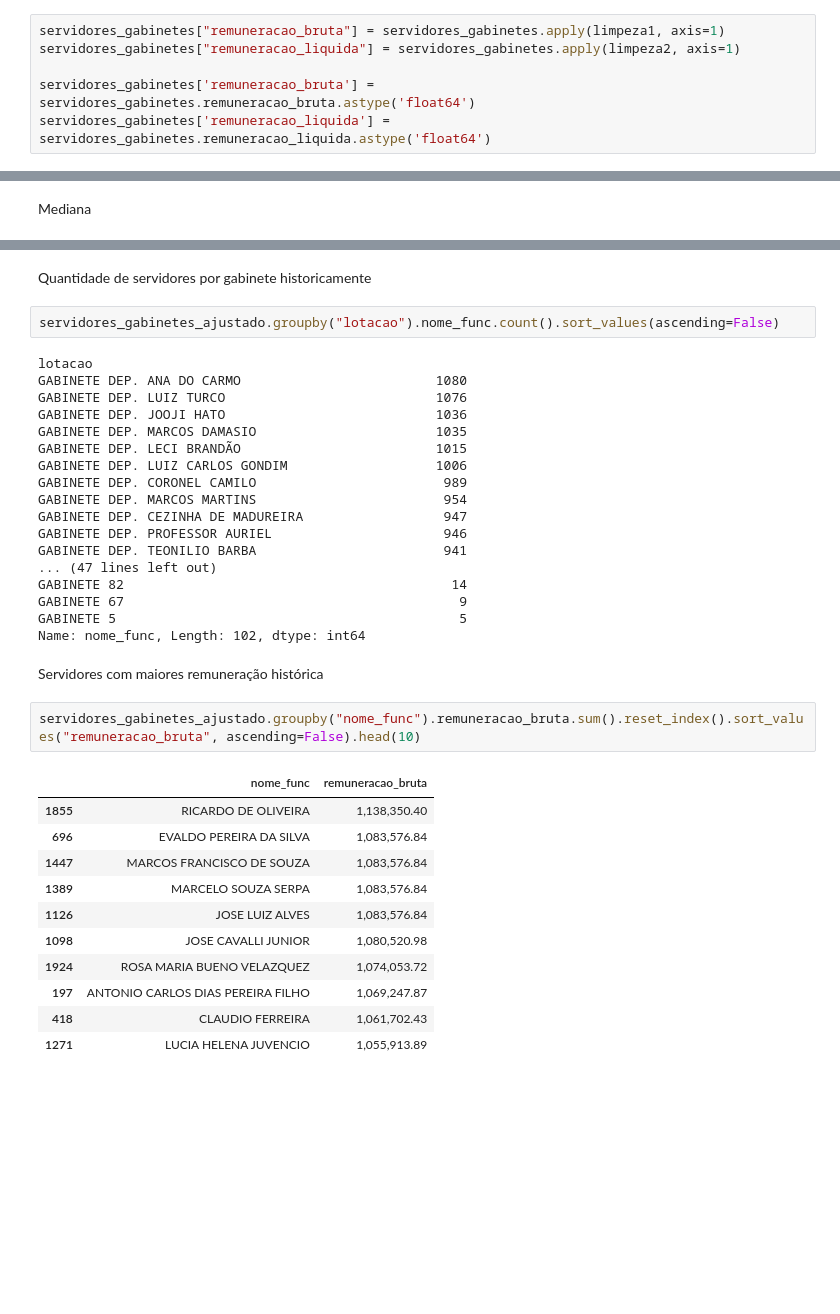
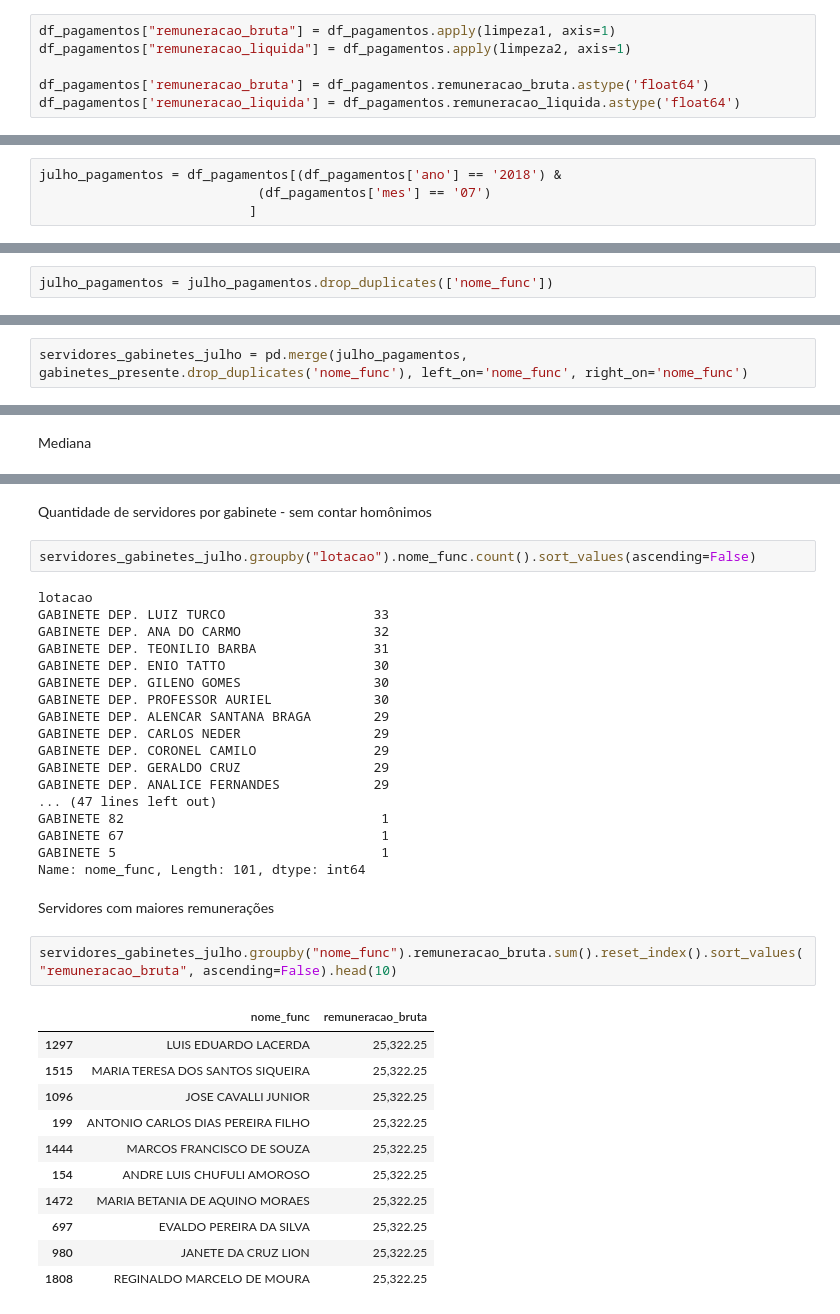
Before and after one commit to reichaves/alesp, a Jupyter notebook: alesp_servidores.ipynb, the cells around one changed output, grey strips where cells are left out. Saved outputs shown, nothing was run; the diff lists cells and outputs as text; blank space fills up the shorter version.

```diff
--- a/alesp_servidores.ipynb
+++ b/alesp_servidores.ipynb
@@ -417,9 +589,9 @@ def limpeza2(linha):
     valor = valor.replace(',', '.')
     return valor
 # %%
-servidores_gabinetes["remuneracao_bruta"] = servidores_gabinetes.apply(limpeza1, axis=1)
-servidores_gabinetes["remuneracao_liquida"] = servidores_gabinetes.apply(limpeza2, axis=1)
+df_pagamentos["remuneracao_bruta"] = df_pagamentos.apply(limpeza1, axis=1)
+df_pagamentos["remuneracao_liquida"] = df_pagamentos.apply(limpeza2, axis=1)
 
-servidores_gabinetes['remuneracao_bruta'] = servidores_gabinetes.remuneracao_bruta.astype('float64')
-servidores_gabinetes['remuneracao_liquida'] = servidores_gabinetes.remuneracao_liquida.astype('float64')
+df_pagamentos['remuneracao_bruta'] = df_pagamentos.remuneracao_bruta.astype('float64')
+df_pagamentos['remuneracao_liquida'] = df_pagamentos.remuneracao_liquida.astype('float64')
 # %%
@@ -447,0 +614,4 @@ servidores_gabinetes_ajustado = servidores_gabinetes[(servidores_gabinetes['nome
+# %%
+julho_pagamentos = df_pagamentos[(df_pagamentos['ano'] == '2018') &
+                            (df_pagamentos['mes'] == '07')
+                           ]
@@ -447,0 +656,2 @@ servidores_gabinetes_ajustado = servidores_gabinetes[(servidores_gabinetes['nome
+# %%
+julho_pagamentos = julho_pagamentos.drop_duplicates(['nome_func'])
@@ -447,0 +660,2 @@ servidores_gabinetes_ajustado = servidores_gabinetes[(servidores_gabinetes['nome
+# %%
+servidores_gabinetes_julho = pd.merge(julho_pagamentos, gabinetes_presente.drop_duplicates('nome_func'), left_on='nome_func', right_on='nome_func')
@@ -547,38 +759,38 @@ See the caveats in the documentation: http://pandas.pydata.org/pandas-docs/stabl
 # %% [markdown]
-Quantidade de servidores por gabinete historicamente
+Quantidade de servidores por gabinete - sem contar homônimos
 # %%
-servidores_gabinetes_ajustado.groupby("lotacao").nome_func.count().sort_values(ascending=False)
+servidores_gabinetes_julho.groupby("lotacao").nome_func.count().sort_values(ascending=False)
 # %% [output]
 lotacao
-GABINETE DEP. ANA DO CARMO                         1080
-GABINETE DEP. LUIZ TURCO                           1076
-GABINETE DEP. JOOJI HATO                           1036
-GABINETE DEP. MARCOS DAMASIO                       1035
-GABINETE DEP. LECI BRANDÃO                         1015
-GABINETE DEP. LUIZ CARLOS GONDIM                   1006
-GABINETE DEP. CORONEL CAMILO                        989
-GABINETE DEP. MARCOS MARTINS                        954
-GABINETE DEP. CEZINHA DE MADUREIRA                  947
-GABINETE DEP. PROFESSOR AURIEL                      946
-GABINETE DEP. TEONILIO BARBA                        941
+GABINETE DEP. LUIZ TURCO                   33
+GABINETE DEP. ANA DO CARMO                 32
+GABINETE DEP. TEONILIO BARBA               31
+GABINETE DEP. ENIO TATTO                   30
+GABINETE DEP. GILENO GOMES                 30
+GABINETE DEP. PROFESSOR AURIEL             30
+GABINETE DEP. ALENCAR SANTANA BRAGA        29
+GABINETE DEP. CARLOS NEDER                 29
+GABINETE DEP. CORONEL CAMILO               29
+GABINETE DEP. GERALDO CRUZ                 29
+GABINETE DEP. ANALICE FERNANDES            29
 ... (47 lines left out)
-GABINETE 82                                          14
-GABINETE 67                                           9
-GABINETE 5                                            5
-Name: nome_func, Length: 102, dtype: int64
+GABINETE 82                                 1
+GABINETE 67                                 1
+GABINETE 5                                  1
+Name: nome_func, Length: 101, dtype: int64
 # %% [markdown]
-Servidores com maiores remuneração histórica
+Servidores com maiores remunerações
 # %%
-servidores_gabinetes_ajustado.groupby("nome_func").remuneracao_bruta.sum().reset_index().sort_values("remuneracao_bruta", ascending=False).head(10)
+servidores_gabinetes_julho.groupby("nome_func").remuneracao_bruta.sum().reset_index().sort_values("remuneracao_bruta", ascending=False).head(10)
 # %% [output]
 |  | nome_func | remuneracao_bruta |
-| 1855 | RICARDO DE OLIVEIRA | 1,138,350.40 |
-| 696 | EVALDO PEREIRA DA SILVA | 1,083,576.84 |
-| 1447 | MARCOS FRANCISCO DE SOUZA | 1,083,576.84 |
-| 1389 | MARCELO SOUZA SERPA | 1,083,576.84 |
-| 1126 | JOSE LUIZ ALVES | 1,083,576.84 |
-| 1098 | JOSE CAVALLI JUNIOR | 1,080,520.98 |
-| 1924 | ROSA MARIA BUENO VELAZQUEZ | 1,074,053.72 |
-| 197 | ANTONIO CARLOS DIAS PEREIRA FILHO | 1,069,247.87 |
-| 418 | CLAUDIO FERREIRA | 1,061,702.43 |
-| 1271 | LUCIA HELENA JUVENCIO | 1,055,913.89 |
+| 1297 | LUIS EDUARDO LACERDA | 25,322.25 |
+| 1515 | MARIA TERESA DOS SANTOS SIQUEIRA | 25,322.25 |
+| 1096 | JOSE CAVALLI JUNIOR | 25,322.25 |
+| 199 | ANTONIO CARLOS DIAS PEREIRA FILHO | 25,322.25 |
+| 1444 | MARCOS FRANCISCO DE SOUZA | 25,322.25 |
+| 154 | ANDRE LUIS CHUFULI AMOROSO | 25,322.25 |
+| 1472 | MARIA BETANIA DE AQUINO MORAES | 25,322.25 |
+| 697 | EVALDO PEREIRA DA SILVA | 25,322.25 |
+| 980 | JANETE DA CRUZ LION | 25,322.25 |
+| 1808 | REGINALDO MARCELO DE MOURA | 25,322.25 |
```
Also changed, not shown: parts of 94 cells of this notebook.
